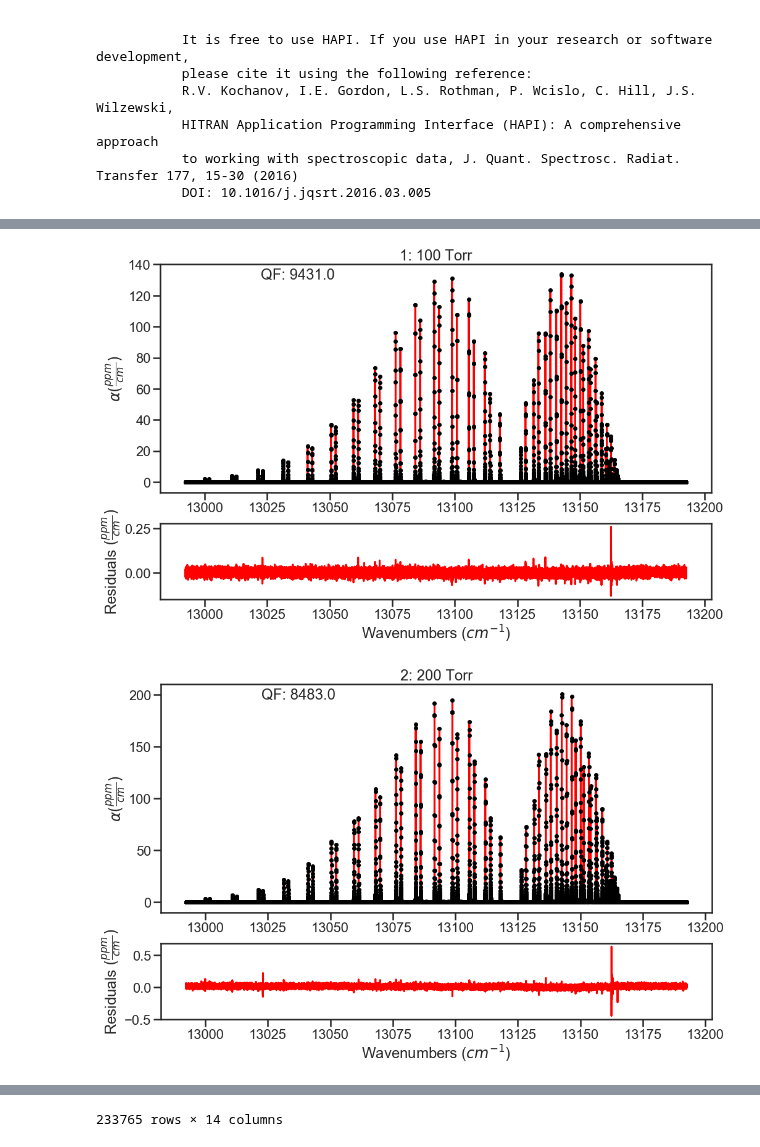
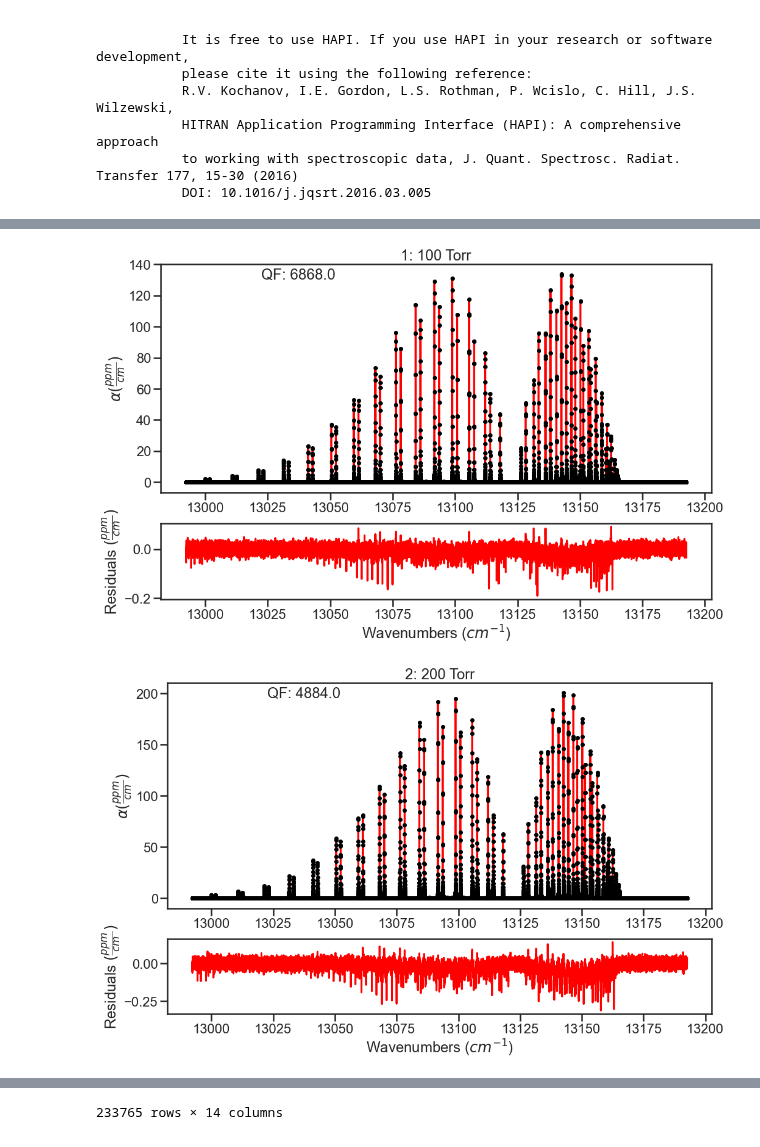
Before and after one commit to usnistgov/MATS, a Jupyter notebook: MATS/Examples/A-Band - CIA/Fitting_Protocol_ABand_CIA.ipynb, the cells around one changed output, grey strips where cells are left out. Drawn from its saved outputs; the diff is of its cells as text; code cells hidden in the pictures.

```diff
--- a/MATS/Examples/A-Band - CIA/Fitting_Protocol_ABand_CIA.ipynb
+++ b/MATS/Examples/A-Band - CIA/Fitting_Protocol_ABand_CIA.ipynb
@@ -39,7 +47,7 @@ os.chdir(path)
 
 
 IntensityThreshold = 1e-30 #intensities must be above this value to be simulated
-Fit_Intensity = 1e-27#intensities must be above this value for the line to be fit
+Fit_Intensity = 1e-26#intensities must be above this value for the line to be fit
 wave_range = 1.5 #range outside of experimental x-range to simulate
 segment_column = None
 etalon = {}
@@ -126,9 +138,10 @@ linelist = r'C:\Users\ema3\Documents\MATS\MATS\Linelists' # Location of the Summ
 os.chdir(linelist)
 PARAM_LINELIST = pd.read_csv('O2_ABand_Drouin_2017_linelist.csv')
 
+
 os.chdir(path)
 
-SPECTRA = Dataset([spec_1, spec_2, spec_3, spec_4, spec_5, spec_6, spec_7], 'CIA Spectra Study', PARAM_LINELIST, baseline_order = order_baseline_fit)
+SPECTRA = Dataset([spec_1, spec_2, spec_3, spec_4, spec_5, spec_6, spec_7], 'CIA Spectra Study', PARAM_LINELIST)
 
 #Generate Baseline Parameter list based on number of etalons in spectra definitions and baseline order
 BASE_LINELIST = SPECTRA.generate_baseline_paramlist()
@@ -166,30 +243,17 @@ FITPARAMS.generate_fit_baseline_linelist(vary_baseline = False, vary_molefractio
 # %%
-# Evaluate with Floating Anything
+# Look at the results of using the "Leftover CIA"
 fit_data = Fit_DataSet(SPECTRA,'Baseline_LineList', 'Parameter_LineList',
                        minimum_parameter_fit_intensity = Fit_Intensity)
 params = fit_data.generate_params()
-for param in params:
-    if 'delta0' in param:
-        params[param].set( min = -0.01, max = 0)
-    if 'gamma0' in param:
-        params[param].set( min = 0.02, max = 0.12)
-    if 'SD_gamma' in param:
-        params[param].set(min = 0, max = 0.3)
-    if 'nuVC' in param:
-        params[param].set(min = 0, max = 0.3)
-    if 'SD_delta' in param:
-        params[param].set(min = 0, max = 0.3)
-    if 'sw_' in param:
-        params[param].set(min = 0)
 
 
-result = fit_data.fit_data(params, wing_wavenumbers = 50, wing_method = 'wing_wavenumbers', xtol = 1e-7, maxfev = 2000, ftol = 1e-7)
+result = fit_data.fit_data(params, wing_wavenumbers = 25, wing_method = 'wing_cutoff', xtol = 1e-7, maxfev = 2000, ftol = 1e-7)
 
 #print (result.params.pretty_print())
 
 fit_data.residual_analysis(result, indv_resid_plot=True)
 fit_data.update_params(result)
 SPECTRA.generate_summary_file(save_file = True)
 # %% [output]
-[figure, old version]
+[figure, new version]
-[figure, old version]
+[figure, new version]
```
Also changed, not shown: parts of 17 cells of this notebook, 20 other files.
